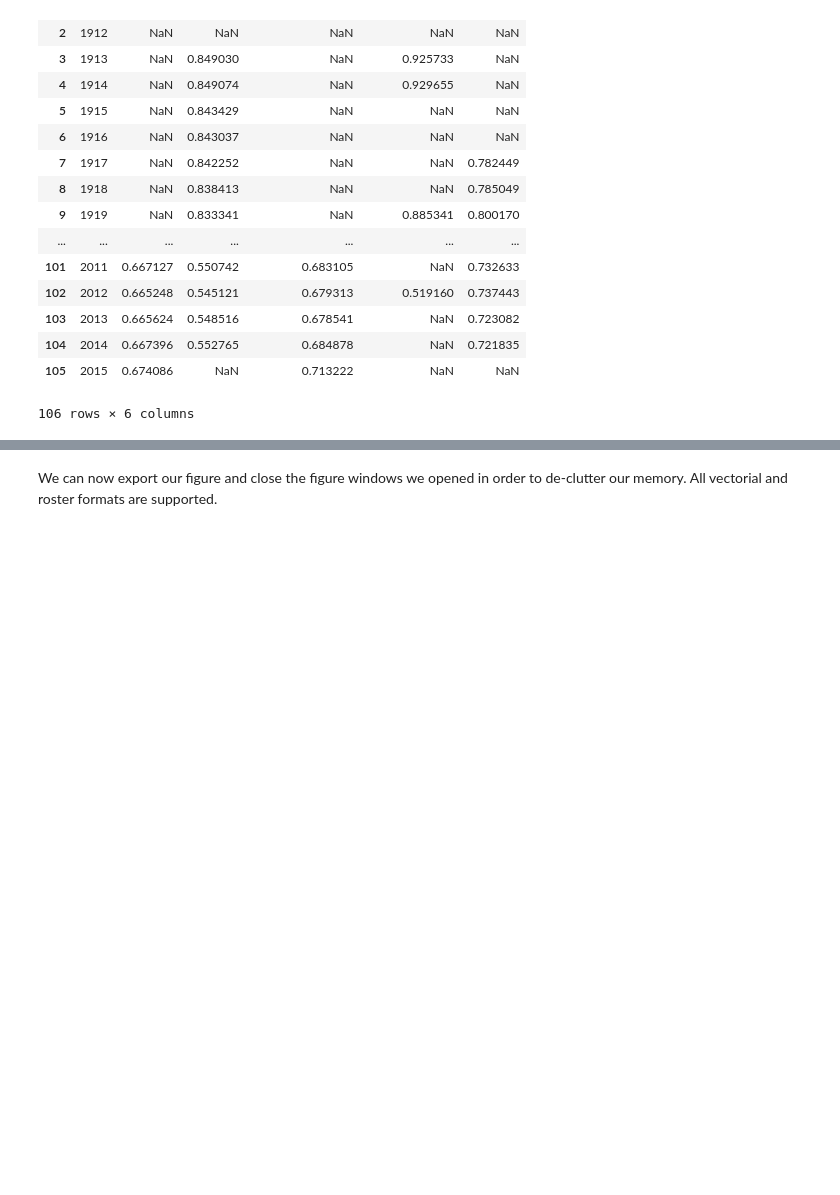
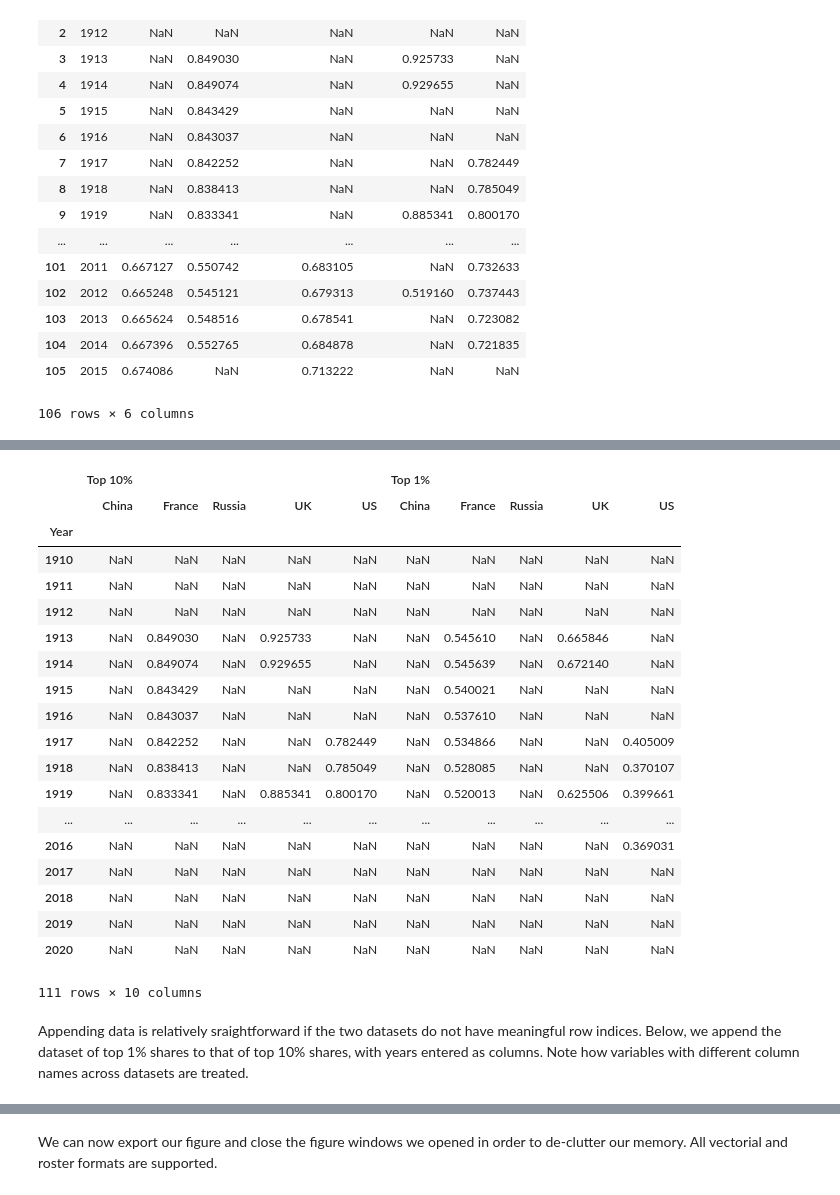
Before and after one commit to arnauddyevre/Python-for-Social-Scientists, a Jupyter notebook: statistics and econometrics/basics/data_handling.ipynb, the cells around one changed output, grey strips where cells are left out. Cells and saved outputs as stored; diff of their text form; code cells hidden in the pictures; blank space fills up the shorter version.

```diff
--- a/statistics and econometrics/basics/data_handling.ipynb
+++ b/statistics and econometrics/basics/data_handling.ipynb
@@ -565,0 +611,4 @@ top10Percent
+# %%
+# Re-indexing Top 10% data set
+top10Percent_reIndex = top10Percent.set_index(['Year'])
+top10Percent_reIndex
@@ -565,0 +635,9 @@ top10Percent
+# %%
+# We need to do a bit of renaming to homogenise variable names across datasets, this part is not really important
+top10Percent_reIndex = top10Percent_reIndex.rename(columns={"Russian Federation": "Russia", "United Kingdom": "UK", "USA": "US"})
+
+# Creating a MultiIndex for the top 10% dataset
+top10Percent_reIndex.columns = pd.MultiIndex.from_tuples([('Top 10%', c) for c in top10Percent_reIndex.columns])
+
+# What the nested indices look like
+top10Percent_reIndex.columns
@@ -565,0 +671,35 @@ top10Percent
+# %%
+# We define the multiIndex for the top 1% in the same way
+top1Percent_reIndex.columns = pd.MultiIndex.from_tuples([('Top 1%', c) for c in top1Percent_reIndex.columns])
+# %%
+# We can now merge the two datasets
+topShares = pd.merge(top10Percent_reIndex, top1Percent_reIndex,
+                    how='outer', on='Year',
+                    sort=True,
+                    copy=True, indicator=False)
+# %%
+# What the merged dataset looks like
+topShares
+# %% [output]
+|  | Top 10% |  |  |  |  | Top 1% |  |  |  |  |
+|  | China | France | Russia | UK | US | China | France | Russia | UK | US |
+| Year |  |  |  |  |  |  |  |  |  |  |
+| 1910 | NaN | NaN | NaN | NaN | NaN | NaN | NaN | NaN | NaN | NaN |
+| 1911 | NaN | NaN | NaN | NaN | NaN | NaN | NaN | NaN | NaN | NaN |
+| 1912 | NaN | NaN | NaN | NaN | NaN | NaN | NaN | NaN | NaN | NaN |
+| 1913 | NaN | 0.849030 | NaN | 0.925733 | NaN | NaN | 0.545610 | NaN | 0.665846 | NaN |
+| 1914 | NaN | 0.849074 | NaN | 0.929655 | NaN | NaN | 0.545639 | NaN | 0.672140 | NaN |
+| 1915 | NaN | 0.843429 | NaN | NaN | NaN | NaN | 0.540021 | NaN | NaN | NaN |
+| 1916 | NaN | 0.843037 | NaN | NaN | NaN | NaN | 0.537610 | NaN | NaN | NaN |
+| 1917 | NaN | 0.842252 | NaN | NaN | 0.782449 | NaN | 0.534866 | NaN | NaN | 0.405009 |
+| 1918 | NaN | 0.838413 | NaN | NaN | 0.785049 | NaN | 0.528085 | NaN | NaN | 0.370107 |
+| 1919 | NaN | 0.833341 | NaN | 0.885341 | 0.800170 | NaN | 0.520013 | NaN | 0.625506 | 0.399661 |
+| ... | ... | ... | ... | ... | ... | ... | ... | ... | ... | ... |
+| 2016 | NaN | NaN | NaN | NaN | NaN | NaN | NaN | NaN | NaN | 0.369031 |
+| 2017 | NaN | NaN | NaN | NaN | NaN | NaN | NaN | NaN | NaN | NaN |
+| 2018 | NaN | NaN | NaN | NaN | NaN | NaN | NaN | NaN | NaN | NaN |
+| 2019 | NaN | NaN | NaN | NaN | NaN | NaN | NaN | NaN | NaN | NaN |
+| 2020 | NaN | NaN | NaN | NaN | NaN | NaN | NaN | NaN | NaN | NaN |
+111 rows × 10 columns
+# %% [markdown]
+Appending data is relatively sraightforward if the two datasets do not have meaningful row indices. Below, we append the dataset of top 1% shares to that of top 10% shares, with years entered as columns. Note how variables with different column names across datasets are treated.
```
Also changed, not shown: parts of 59 cells of this notebook.
